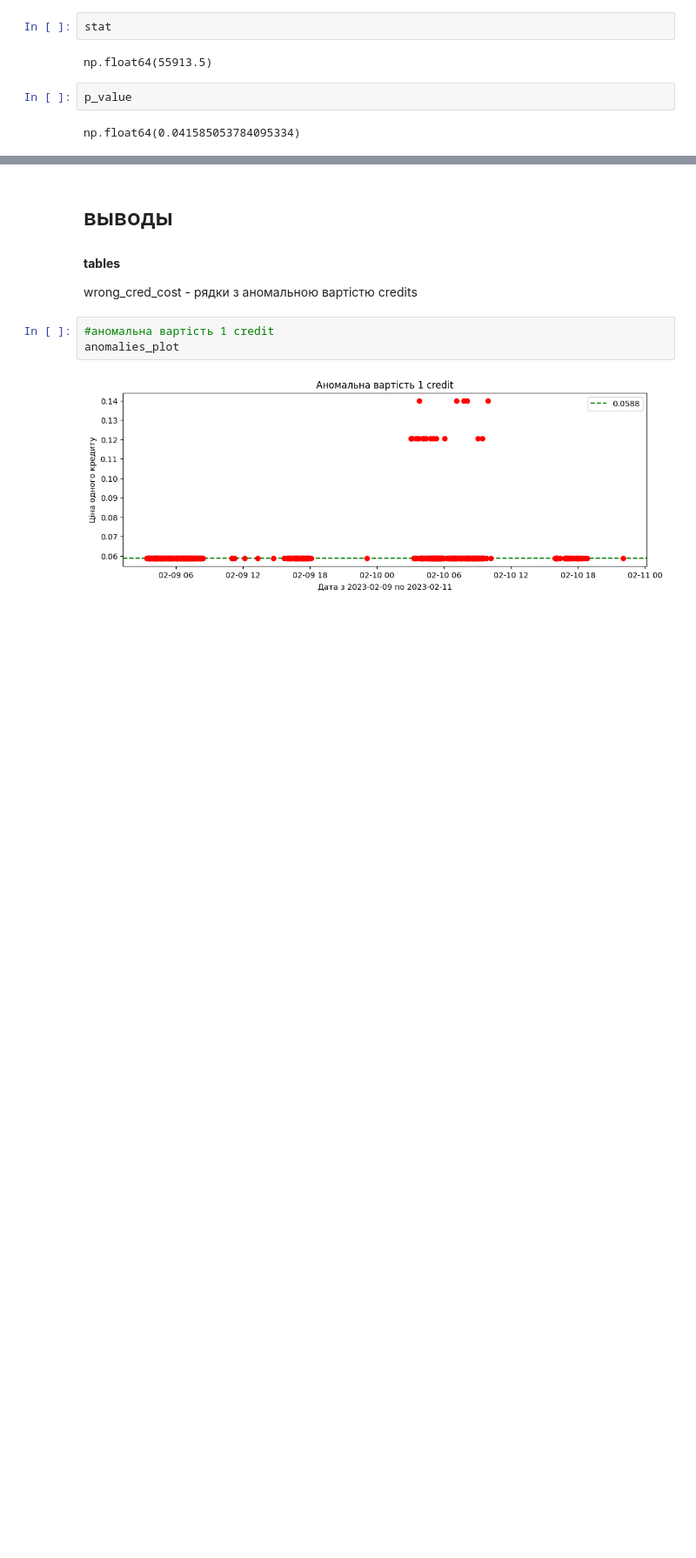
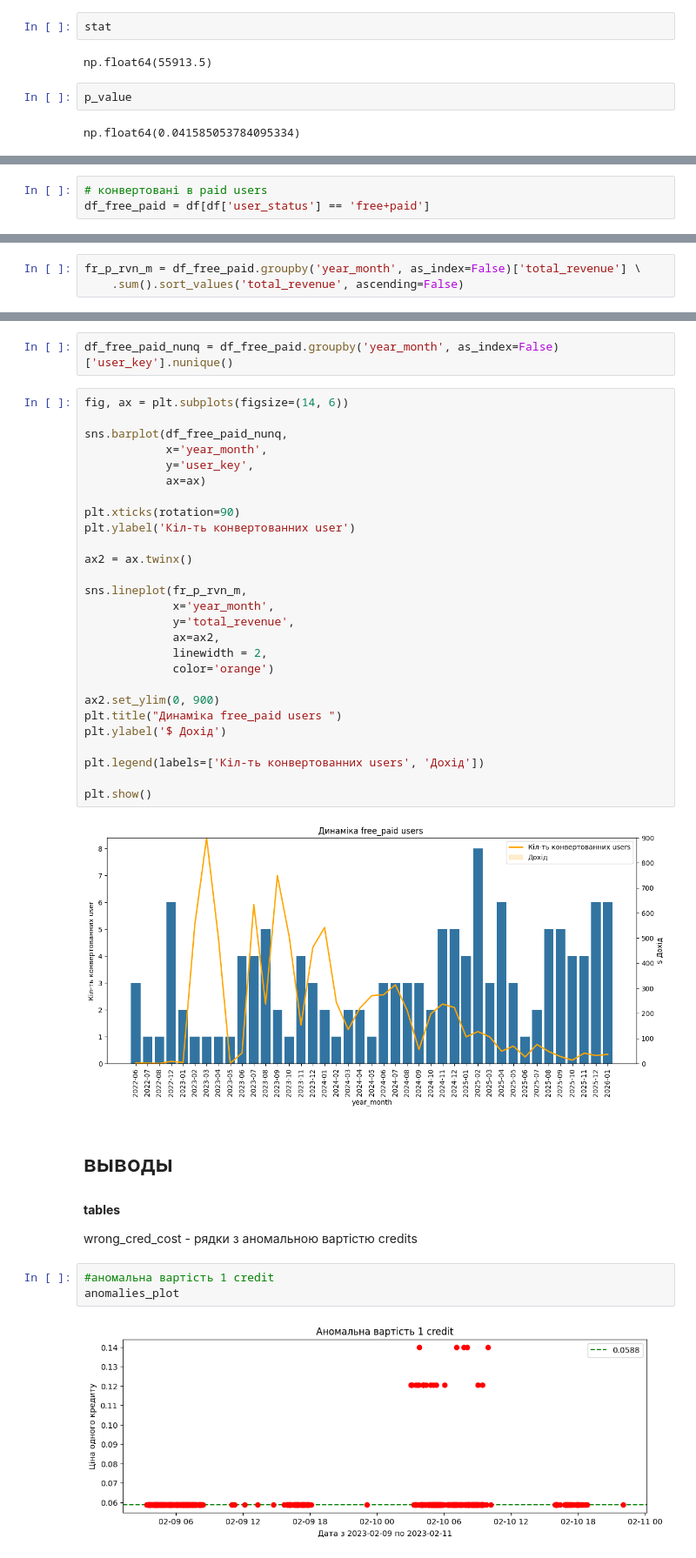
Before and after one commit to Chocopie-DA/db_analysis_sql_sweetylove, a Jupyter notebook: 03_notebooks/EDA.ipynb, the cells around one changed output, grey strips where cells are left out. Shown at 87% size. Cells and saved outputs as stored; diff of their text form; blank space fills up the shorter version.

```diff
--- a/03_notebooks/EDA.ipynb
+++ b/03_notebooks/EDA.ipynb
@@ -1604,0 +1689,3 @@ np.float64(0.041585053784095334)
+# %%
+# конвертовані в paid users
+df_free_paid = df[df['user_status'] == 'free+paid']
@@ -1604,0 +1791,3 @@ np.float64(0.041585053784095334)
+# %%
+fr_p_rvn_m = df_free_paid.groupby('year_month', as_index=False)['total_revenue'] \
+    .sum().sort_values('total_revenue', ascending=False)
@@ -1605,3 +1840,34 @@ np.float64(0.041585053784095334)
+# %%
+df_free_paid_nunq = df_free_paid.groupby('year_month', as_index=False)['user_key'].nunique()
+# %%
+fig, ax = plt.subplots(figsize=(14, 6))
+
+sns.barplot(df_free_paid_nunq,
+            x='year_month',
+            y='user_key',
+            ax=ax)
+
+plt.xticks(rotation=90)
+plt.ylabel('Кіл-ть конвертованних user')
+
+ax2 = ax.twinx()
+
+sns.lineplot(fr_p_rvn_m,
+             x='year_month',
+             y='total_revenue',
+             ax=ax2,
+             linewidth = 2,
+             color='orange')
+
+ax2.set_ylim(0, 900)
+plt.title("Динаміка free_paid users ")
+plt.ylabel('$ Дохід')
+
+plt.legend(labels=['Кіл-ть конвертованних users', 'Дохід'])
+
+plt.show()
+# %% [output]
+[figure, added]
 # %% [markdown]
 # выводы
 # %% [markdown]
```
Also changed, not shown: parts of 27 cells of this notebook.
